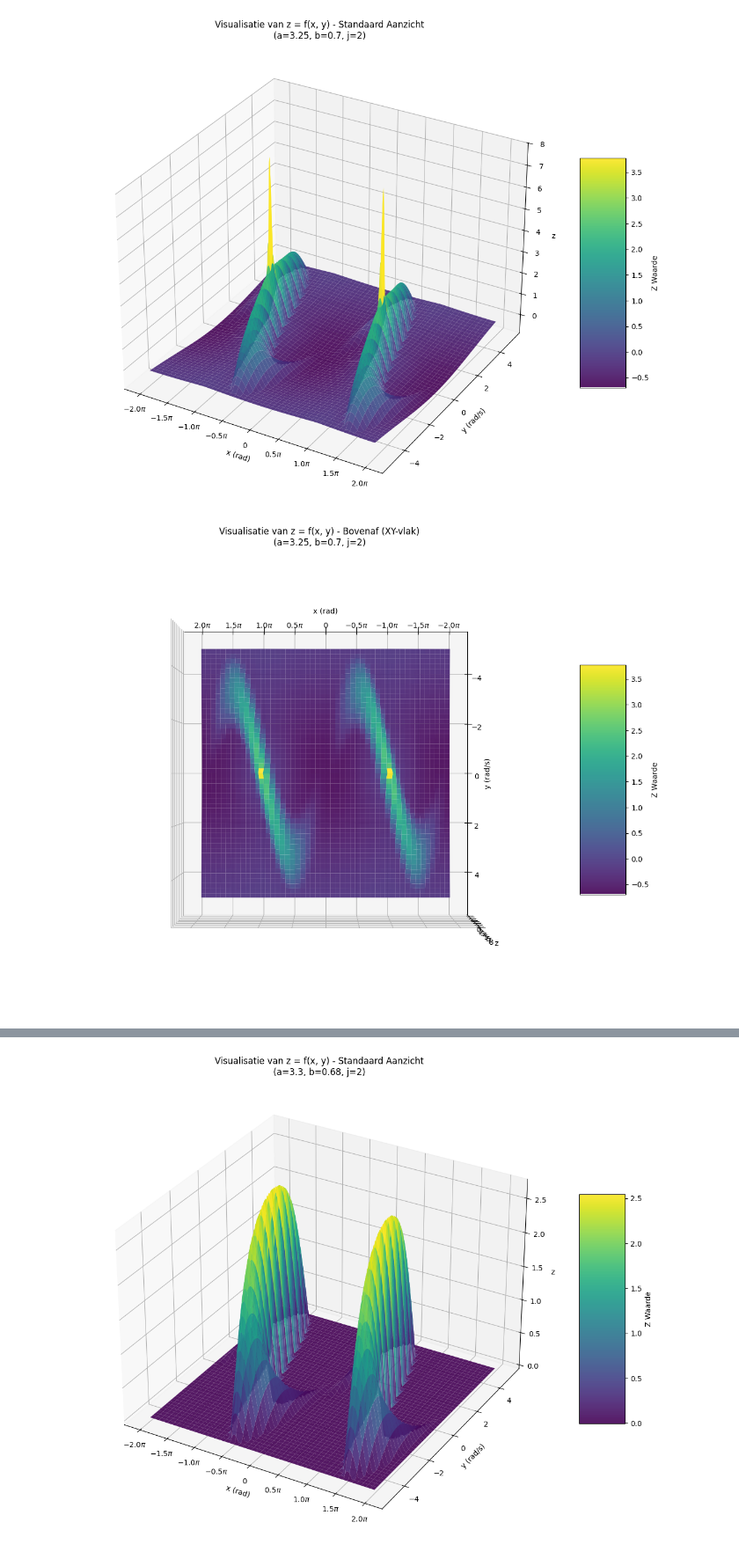
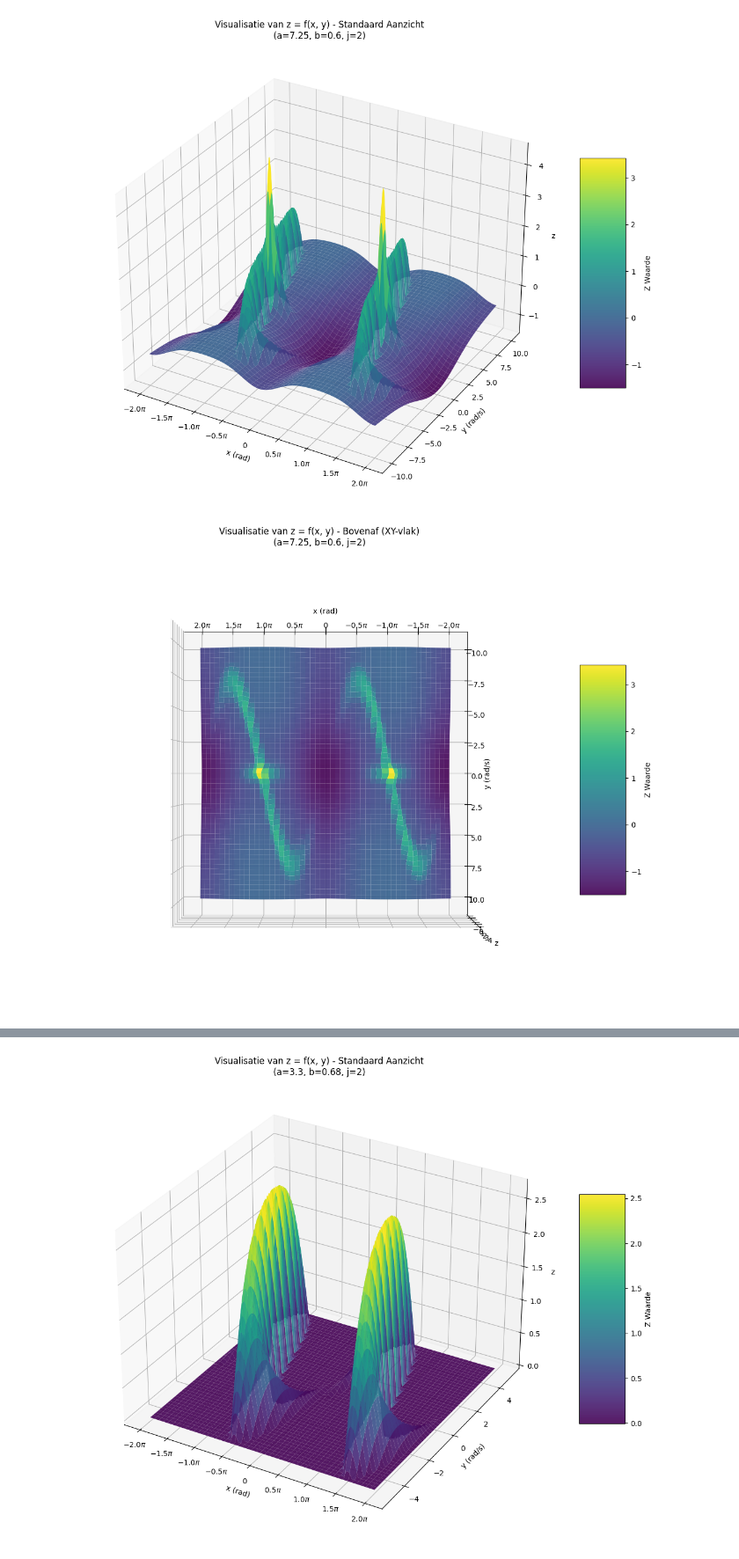
Before and after one commit to Martijn-vd-s/gym-unbalanced-disk-5SC28-group-24, a Jupyter notebook: src/swingup/q_learning/overview_test_reward_latest.ipynb, the cells around one changed output, grey strips where cells are left out. Shown at 88% size. Saved outputs shown, nothing was run; the diff lists cells and outputs as text; code cells hidden in the pictures.

```diff
--- a/src/swingup/q_learning/overview_test_reward_latest.ipynb
+++ b/src/swingup/q_learning/overview_test_reward_latest.ipynb
@@ -8,6 +8,7 @@ from mpl_toolkits.mplot3d import Axes3D
 def calculate_z(x, y, a, b, j):
     term1 = np.sin(y - np.sin(x) * a + 0.5 * np.pi)
     term2 = (j + np.sin(x - 0.5 * np.pi) * 2)
+
     z = term1 * b * term2
 
     # Toepassen van de voorwaarden
@@ -53,8 +54,8 @@ def gaussian_2d(val_x, val_y, mu_x, mu_y, sigma_x, sigma_y, rho, scale):
 
 
 
-A_VALUE = 3.25  # Voor 'a' in de formule
-B_VALUE = 0.7  # Voor 'b' in de formule
+A_VALUE = 7.25  # Voor 'a' in de formule
+B_VALUE = 0.6  # Voor 'b' in de formule
 J_VALUE = 2  # Voor 'j' in de formule
 
 
@@ -66,8 +67,9 @@ J_VALUE = 2  # Voor 'j' in de formule
 def reward_function_for_plot(th_val, omega_val, th_ref_val, u_val):
     main_reward_component = gaussian_2d(calculate_error(th_val, np.pi), omega_val, 0, 0, 1, 1, 0.0, 2)
     bottom_punishment_component = gaussian_2d(calculate_error(th_val, 0), omega_val, 0, 0, 3, 3, 0.0, 40)
-    piek_reward_component = gaussian_2d(calculate_error(th_val, np.pi), omega_val, 0, 0, 0.07, 0.07, 0.0, 0.15)
-    piek_test = gaussian_2d(calculate_error(th_val, np.pi), omega_val, 0, 0, 0.15, 0.15, 0.0, 0.05)
+    bottom_punishment_component_2 = gaussian_2d(calculate_error(th_val, 0), omega_val, 0, 0, 1, 12, 0.0, 60)
+    # piek_reward_component = gaussian_2d(calculate_error(th_val, np.pi), omega_val, 0, 0, 0.07, 0.07, 0.0, 0.15)
+    piek_test = gaussian_2d(calculate_error(th_val, np.pi), omega_val, 0, 0, 0.50, 0.35, 0.0, 2.5)
     Z_VALUES = calculate_z(th_val, omega_val, a=A_VALUE, b=B_VALUE, j=J_VALUE)
 
     control_input_penalty = 0.001 * u_val**2
@@ -76,8 +78,9 @@ def reward_function_for_plot(th_val, omega_val, th_ref_val, u_val):
         main_reward_component
         - bottom_punishment_component
         - control_input_penalty
+        - bottom_punishment_component_2
          + Z_VALUES
-         + piek_reward_component
+        #  + piek_reward_component
          + piek_test
     )
     return total_reward
@@ -93,7 +96,7 @@ def reward_function_for_plot(th_val, omega_val, th_ref_val, u_val):
 # th_val: De hoek van je systeem, van -pi tot pi (een volledige cirkel)
 th_plot_range = np.linspace(-2 * np.pi, 2 * np.pi, 400)
 # omega_val: De hoeksnelheid
-omega_plot_range = np.linspace(-5, 5, 400)
+omega_plot_range = np.linspace(-10, 10, 400)
 
 # Creëer de meshgrid voor de plotassen
 TH_MESH, OMEGA_MESH = np.meshgrid(th_plot_range, omega_plot_range)
@@ -116,32 +119,32 @@ plot_views = [
 
 for i, view in enumerate(plot_views):
     fig = plt.figure(figsize=(12, 9))
     ax = fig.add_subplot(111, projection='3d')
     plt.tight_layout()
 
     ax.set_xlabel('x (rad)')
     ax.set_ylabel('y (rad/s)')
     ax.set_zlabel('z')
     ax.set_title(f'Visualisatie van z = f(x, y) - {view["title_suffix"]}\n(a={A_VALUE}, b={B_VALUE}, j={J_VALUE})')
 
     # --- Aangepaste x-as labels in veelvouden van pi ---
     # Bepaal de locaties van de ticks (bijv. -2pi, -pi, 0, pi, 2pi)
     x_tick_values = np.array([-2, -1.5, -1, -0.5, 0, 0.5, 1, 1.5, 2]) * np.pi
     ax.set_xticks(x_tick_values)
 
     # Maak de labels voor de ticks (bijv. "-2π", "-π", "0", "π", "2π")
     x_tick_labels = [f'${val}\pi$' if val != 0 else '0' for val in x_tick_values / np.pi]
     ax.set_xticklabels(x_tick_labels)
     # --- Einde aangepaste x-as labels ---
 
     # Plot het oppervlak
     surf = ax.plot_surface(TH_MESH, OMEGA_MESH, Z_REWARD, cmap='viridis', edgecolor='none', alpha=0.9)
     fig.colorbar(surf, shrink=0.5, aspect=5, label='Z Waarde')
 
     # Stel het aanzicht in
     ax.view_init(elev=view['elev'], azim=view['azim'])
 
     plt.show()
 # %% [output]
-[figure, old version]
+[figure, new version]
-[figure, old version]
+[figure, new version]
```
Also changed, not shown: parts of 2 cells of this notebook, 7 other files.
